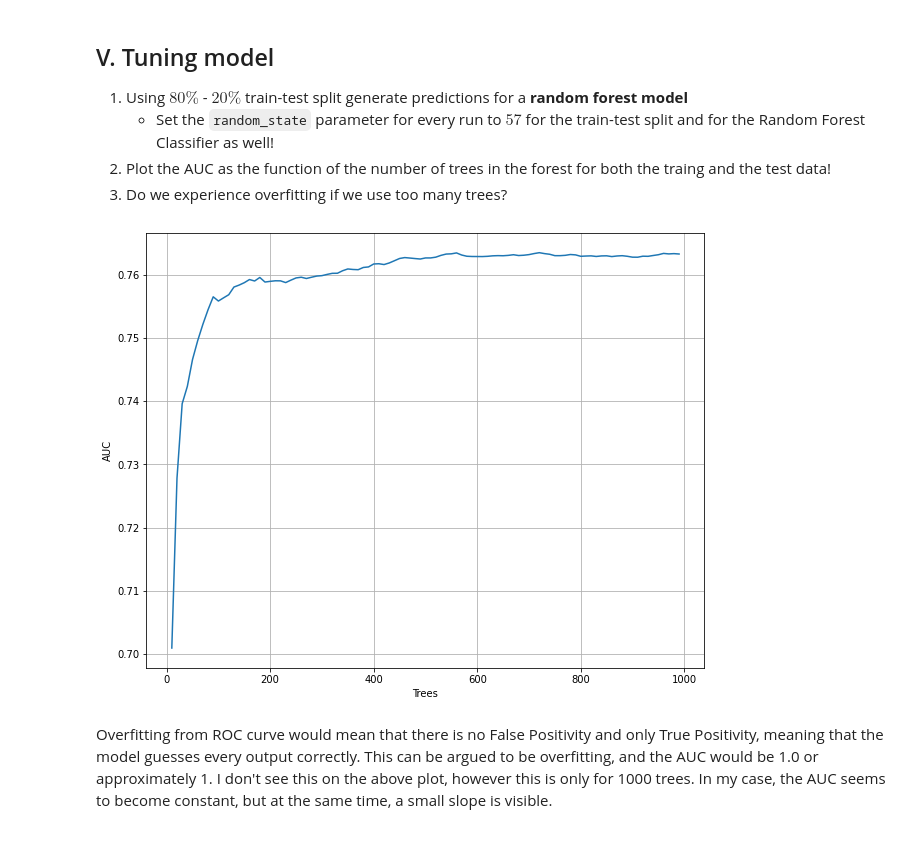
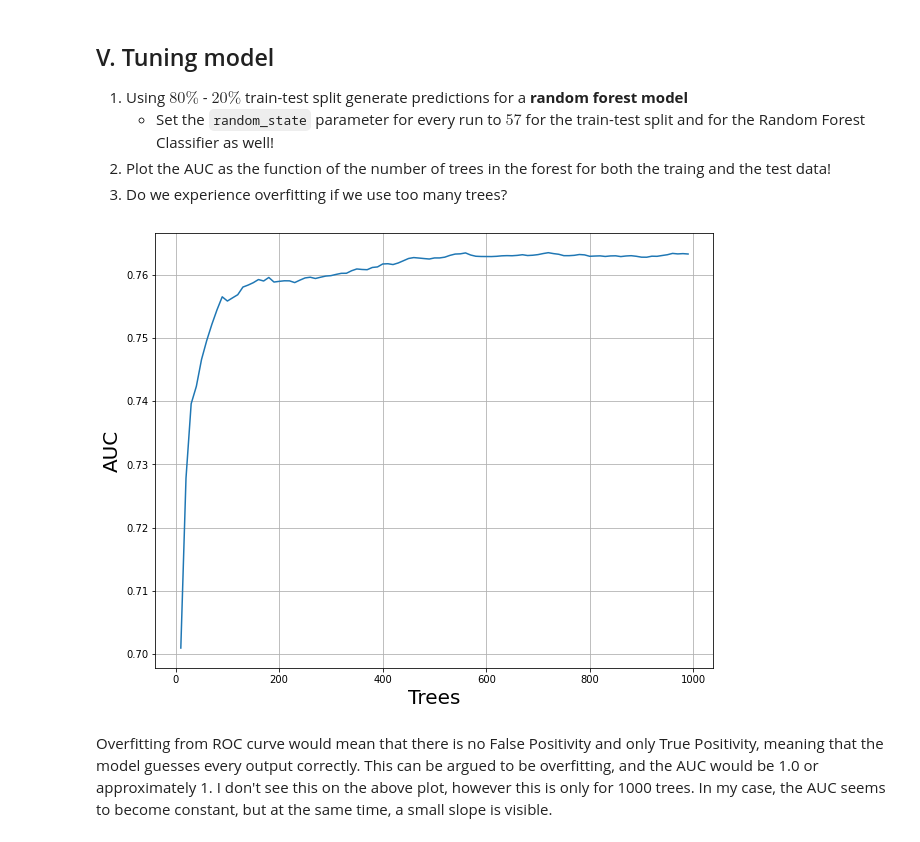
Before and after one commit to barnabasp/ML_Course, a Jupyter notebook: 8/bporfy_lab_08_tree_models.ipynb, the cells around one changed output. Saved outputs shown, nothing was run; the diff lists cells and outputs as text; code cells hidden in the pictures.

```diff
--- a/8/bporfy_lab_08_tree_models.ipynb
+++ b/8/bporfy_lab_08_tree_models.ipynb
@@ -441,11 +441,11 @@ for i in (np.arange(10,1000,10)):
 # %%
 plt.figure(figsize=(10,8))
 plt.plot(np.arange(10,1000,10),auc)
-plt.xlabel('Trees')
-plt.ylabel('AUC')
+plt.xlabel('Trees', fontsize=20)
+plt.ylabel('AUC', fontsize=20)
 plt.grid(True)
 # %% [output]
-[figure, old version]
+[figure, new version]
 # %% [markdown]
 Overfitting from ROC curve would mean that there is no False Positivity and only True Positivity, meaning that the model guesses every output correctly. This can be argued to be overfitting, and the AUC would be 1.0 or approximately 1. I don't see this on the above plot, however this is only for 1000 trees. In my case, the AUC seems to become constant, but at the same time, a small slope is visible.
 # %%
```
Also changed, not shown: parts of 2 cells of this notebook.
